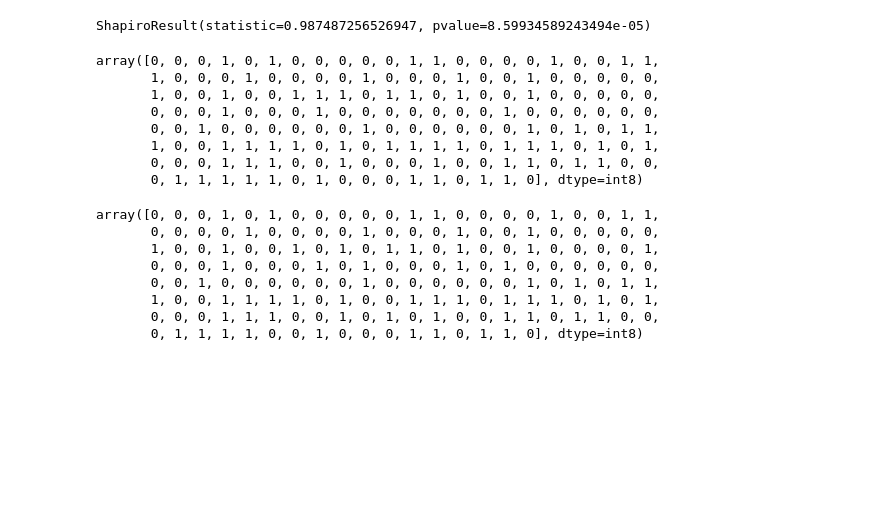
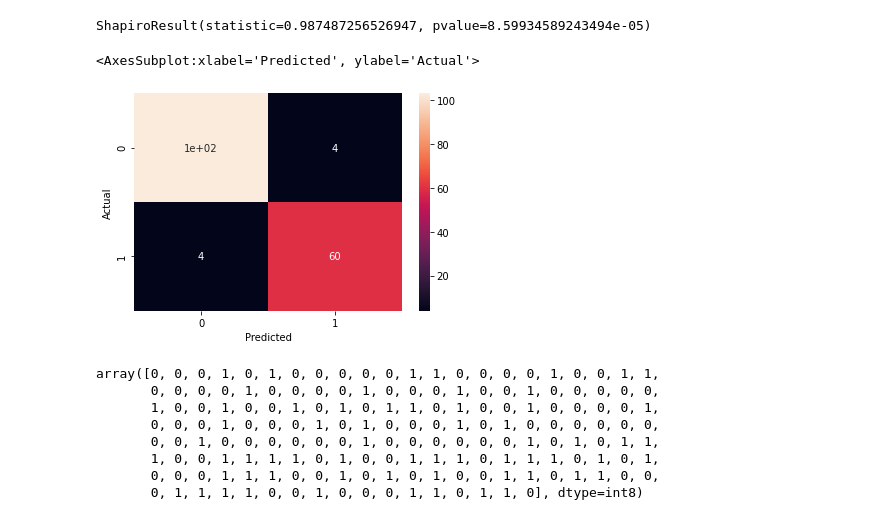
Before and after one commit to pourianiknam/Breast-Cancer-WI-Data-Set, a Jupyter notebook: Breast Cancer WI.ipynb, the cells around one changed output. Cells and saved outputs as stored; diff of their text form; code cells hidden in the pictures; blank space fills up the shorter version.

```diff
--- a/Breast Cancer WI.ipynb
+++ b/Breast Cancer WI.ipynb
@@ -167,17 +167,13 @@ ax27.hist(scaled_df[['concavity_worst']])
 ax28.hist(scaled_df[['concave points_worst']])
 ax29.hist(scaled_df[['symmetry_worst']])
 ax30.hist(scaled_df[['fractal_dimension_worst']])
-# %%
-pred
-# %% [output]
-array([0, 0, 0, 1, 0, 1, 0, 0, 0, 0, 0, 1, 1, 0, 0, 0, 0, 1, 0, 0, 1, 1,
-       1, 0, 0, 0, 1, 0, 0, 0, 0, 1, 0, 0, 0, 1, 0, 0, 1, 0, 0, 0, 0, 0,
-       1, 0, 0, 1, 0, 0, 1, 1, 1, 0, 1, 1, 0, 1, 0, 0, 1, 0, 0, 0, 0, 0,
-       0, 0, 0, 1, 0, 0, 0, 1, 0, 0, 0, 0, 0, 0, 0, 1, 0, 0, 0, 0, 0, 0,
-       0, 0, 1, 0, 0, 0, 0, 0, 0, 1, 0, 0, 0, 0, 0, 0, 1, 0, 1, 0, 1, 1,
-       1, 0, 0, 1, 1, 1, 1, 0, 1, 0, 1, 1, 1, 1, 0, 1, 1, 1, 0, 1, 0, 1,
-       0, 0, 0, 1, 1, 1, 0, 0, 1, 0, 0, 0, 1, 0, 0, 1, 1, 0, 1, 1, 0, 0,
-       0, 1, 1, 1, 1, 1, 0, 1, 0, 0, 0, 1, 1, 0, 1, 1, 0], dtype=int8)
+# %%
+import seaborn as sn
+confusion_matrix = pd.crosstab(y_test, pred, rownames=['Actual'], colnames=['Predicted'])
+sn.heatmap(confusion_matrix, annot=True)
+# %% [output]
+<AxesSubplot:xlabel='Predicted', ylabel='Actual'>
+[figure, added]
 # %%
 y_test
 # %% [output]
```
